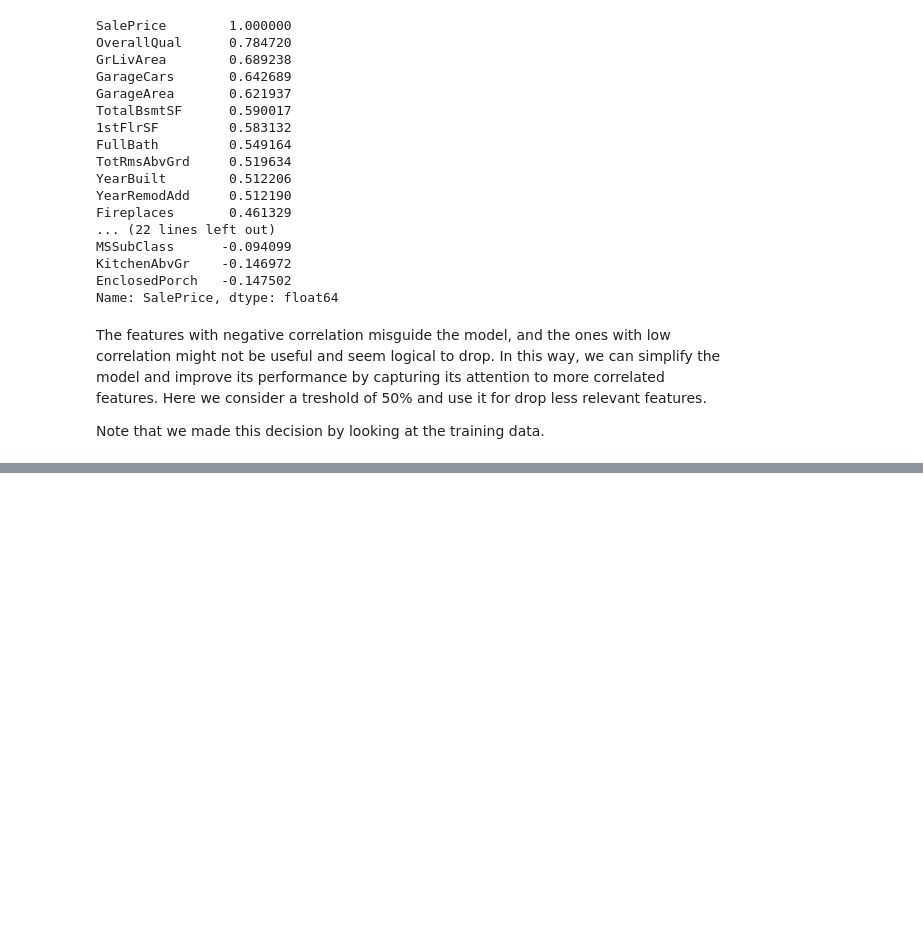
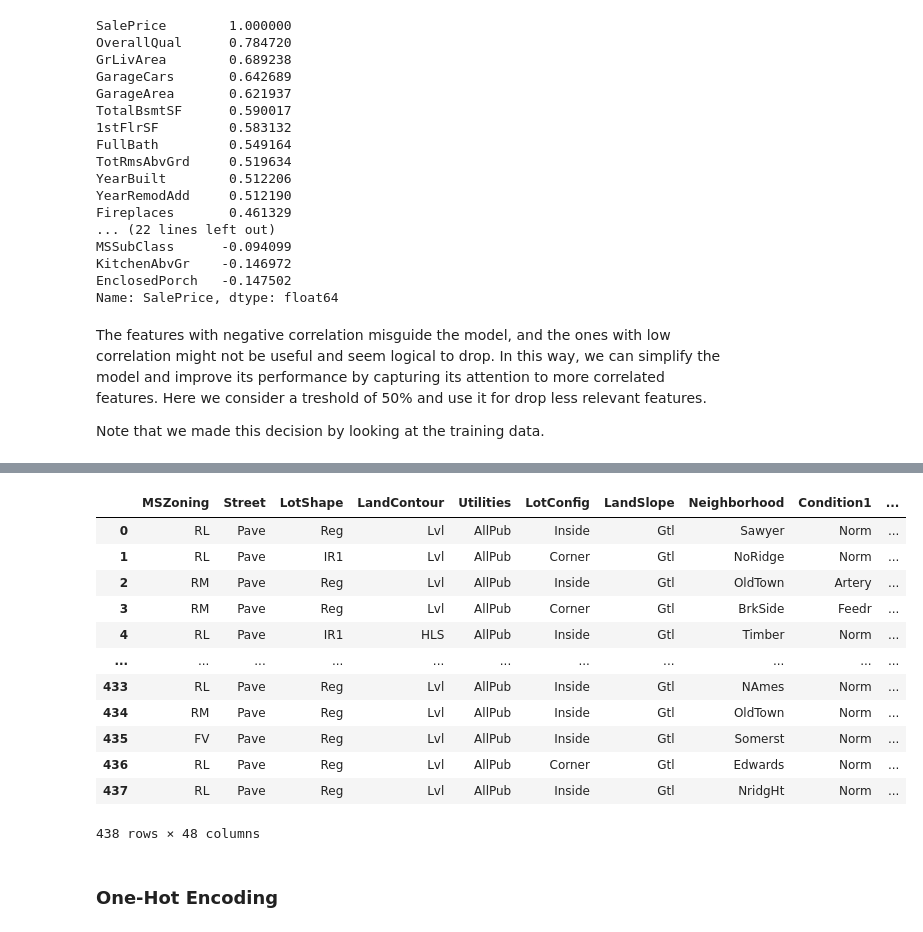
Before and after one commit to maj2idfar/Foundations-of-Machine-Learning-Course-Projects, a Jupyter notebook: 5_MLP/5_MLP.ipynb, the cells around one changed output, grey strips where cells are left out. Cells and saved outputs as stored; diff of their text form; code cells hidden in the pictures; blank space fills up the shorter version.

```diff
--- a/5_MLP/5_MLP.ipynb
+++ b/5_MLP/5_MLP.ipynb
@@ -467,0 +502,18 @@ test_df_features_removed_and_filled_and_selected
+# %%
+test_df_preprocessed
+# %% [output]
+|  | MSZoning | Street | LotShape | LandContour | Utilities | LotConfig | LandSlope | Neighborhood | Condition1 | ... |
+| 0 | RL | Pave | Reg | Lvl | AllPub | Inside | Gtl | Sawyer | Norm | ... |
+| 1 | RL | Pave | IR1 | Lvl | AllPub | Corner | Gtl | NoRidge | Norm | ... |
+| 2 | RM | Pave | Reg | Lvl | AllPub | Inside | Gtl | OldTown | Artery | ... |
+| 3 | RM | Pave | Reg | Lvl | AllPub | Corner | Gtl | BrkSide | Feedr | ... |
+| 4 | RL | Pave | IR1 | HLS | AllPub | Inside | Gtl | Timber | Norm | ... |
+| ... | ... | ... | ... | ... | ... | ... | ... | ... | ... | ... |
+| 433 | RL | Pave | Reg | Lvl | AllPub | Inside | Gtl | NAmes | Norm | ... |
+| 434 | RM | Pave | Reg | Lvl | AllPub | Inside | Gtl | OldTown | Norm | ... |
+| 435 | FV | Pave | Reg | Lvl | AllPub | Inside | Gtl | Somerst | Norm | ... |
+| 436 | RL | Pave | Reg | Lvl | AllPub | Corner | Gtl | Edwards | Norm | ... |
+| 437 | RL | Pave | Reg | Lvl | AllPub | Inside | Gtl | NridgHt | Norm | ... |
+438 rows × 48 columns
+# %% [markdown]
+### One-Hot Encoding
```
Also changed, not shown: parts of 27 cells of this notebook.
